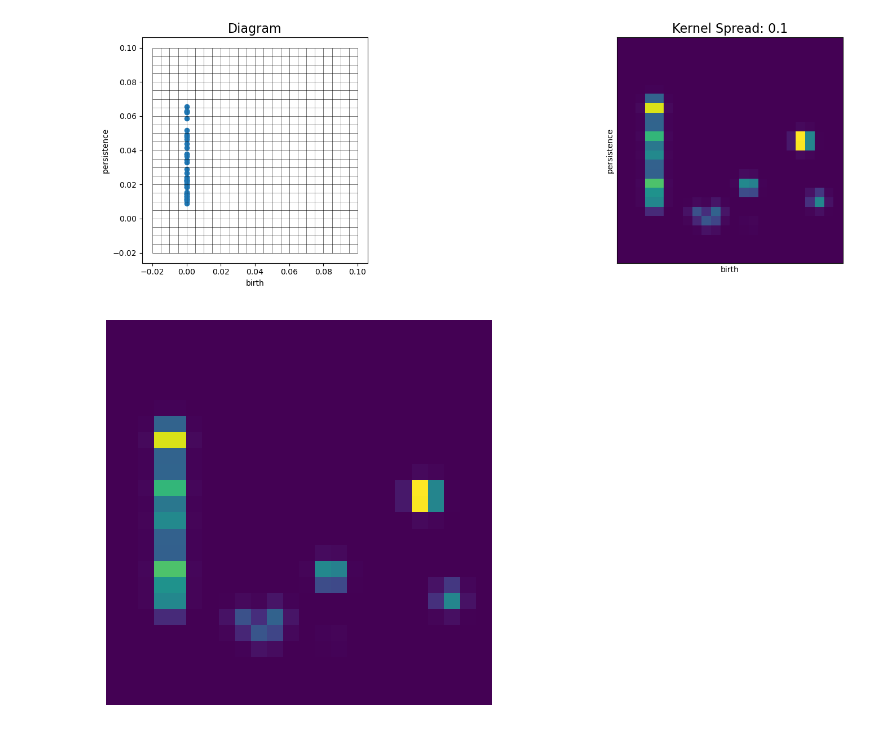
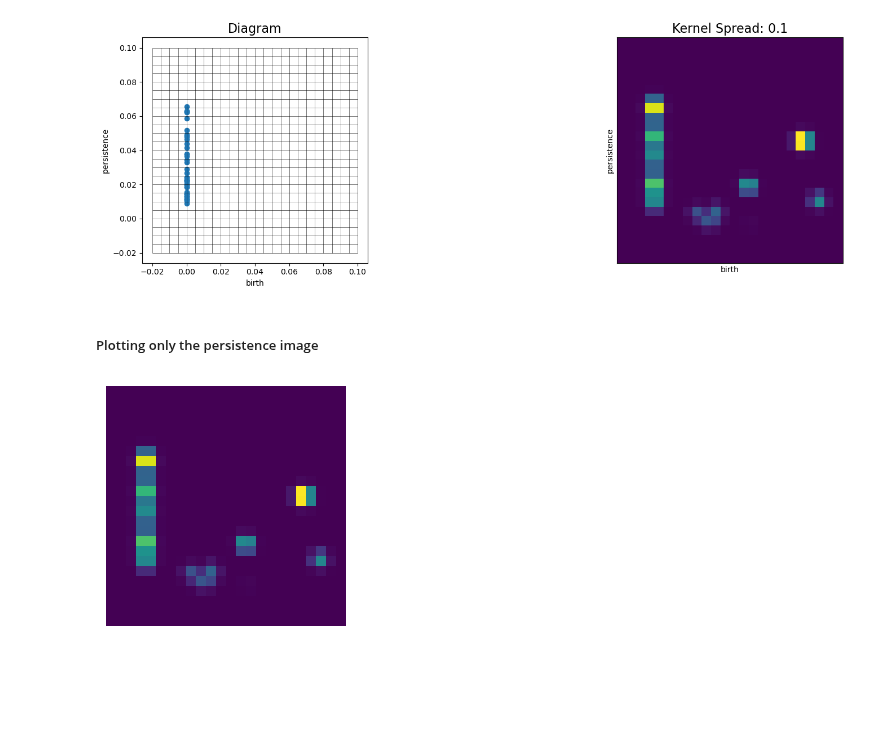
Before and after one commit to hashansl/opioid-risk-modeling, a Jupyter notebook: persistence image of small values.ipynb, the cells around one changed output. Cells and saved outputs as stored; diff of their text form; code cells hidden in the pictures; blank space fills up the shorter version.

```diff
--- a/persistence image of small values.ipynb
+++ b/persistence image of small values.ipynb
@@ -122,5 +96,3 @@ def weight_by_lifetime(birth, persistence, lifetime, **kwargs):
 # For the default bivariate normal Gaussian kernel, the parameter controlling the spread (sigma) may be specified
 # either by a float or a 2x2 covariance matrix
 # pimgr = PersistenceImager(pixel_size=0.1, weight=weight_by_lifetime, weight_params={'lifetime': lifetime})
-pimgr1 = PersistenceImager(pixel_size=0.1)
-pimgr1.fit(diagrams_h1)
@@ -127,16 +101,19 @@ pimgr1.fit(diagrams_h1)
 # %%
-pimgr1.pixel_size = 0.005
-pimgr1.birth_range = (-0.02, 0.1)
-pimgr1.pers_range = (-0.02, 0.1)
+pimgr_1 = PersistenceImager(pixel_size=0.1)
+pimgr_1.fit(diagrams_h1)
+
+pimgr_1.pixel_size = 0.005
+pimgr_1.birth_range = (-0.02, 0.1)
+pimgr_1.pers_range = (-0.02, 0.1)
 
 
 fig, axs = plt.subplots(1, 2, figsize=(20,5))
-pimgr1.kernel_params = {'sigma': .1}
-pimgr1.plot_diagram(diagrams_h1, skew=True, ax=axs[0])
+pimgr_1.kernel_params = {'sigma': .1}
+pimgr_1.plot_diagram(diagrams_h1, skew=True, ax=axs[0])
 axs[0].set_title('Diagram', fontsize=16)
 
-pimgr1.kernel_params = {'sigma': 0.000005}
-pimgr1.plot_image(pimgr1.transform(diagrams_h1), ax=axs[1])
+pimgr_1.kernel_params = {'sigma': 0.000005}
+pimgr_1.plot_image(pimgr_1.transform(diagrams_h1), ax=axs[1])
 axs[1].set_title('Kernel Spread: 0.1', fontsize=16)
 
 
@@ -171,3 +152,3 @@ plt.show()
 # %%
 A = pimgr.transform(diagrams_h0_without_inf)
-B = pimgr1.transform(diagrams_h1)
+B = pimgr_1.transform(diagrams_h1)
@@ -219,17 +180,21 @@ plt.tight_layout()
 plt.show()
 # %% [output]
 [figure]
+# %% [markdown]
+##### Plotting only the persistence image
 # %%
-import numpy as np
-import matplotlib.pyplot as plt
 
-# Assuming C is your computed persistence image
-C_rotated = np.rot90(C, k=1)  # Rotate 90 degrees to the left(k=3), 90 degrees to the right(k=1), 180 degrees(k=2)
+# Rotate 90 degrees to the left(k=3), 90 degrees to the right(k=1), 180 degrees(k=2)
+C_rotated = np.rot90(C, k=1)
 
-plt.figure(figsize=(10, 5))
+plt.figure(figsize=(2.4, 2.4))
 plt.imshow(C_rotated, cmap='viridis')  # Assuming 'viridis' colormap, change as needed
 plt.axis('off')  # Turn off axis
 
-plt.show()
+plt.subplots_adjust(left=0, right=1, top=1, bottom=0)  # Adjust subplot parameters to remove borders
+plt.savefig('./tennessee/results/persistence images/test.png')
+# plt.close()
+
+# plt.show()
 # %% [output]
-[figure, old version]
+[figure, new version]
```
Also changed, not shown: parts of 13 cells of this notebook.
